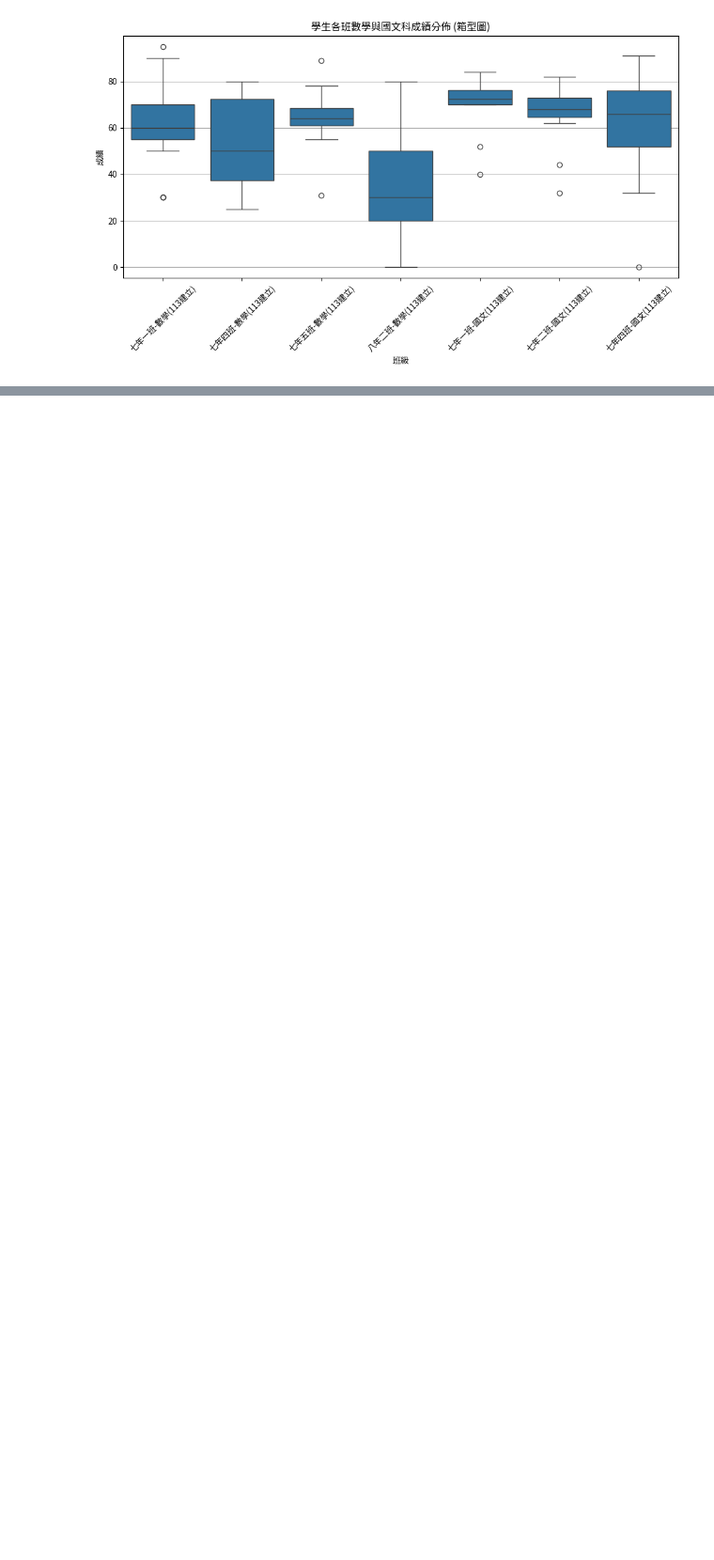
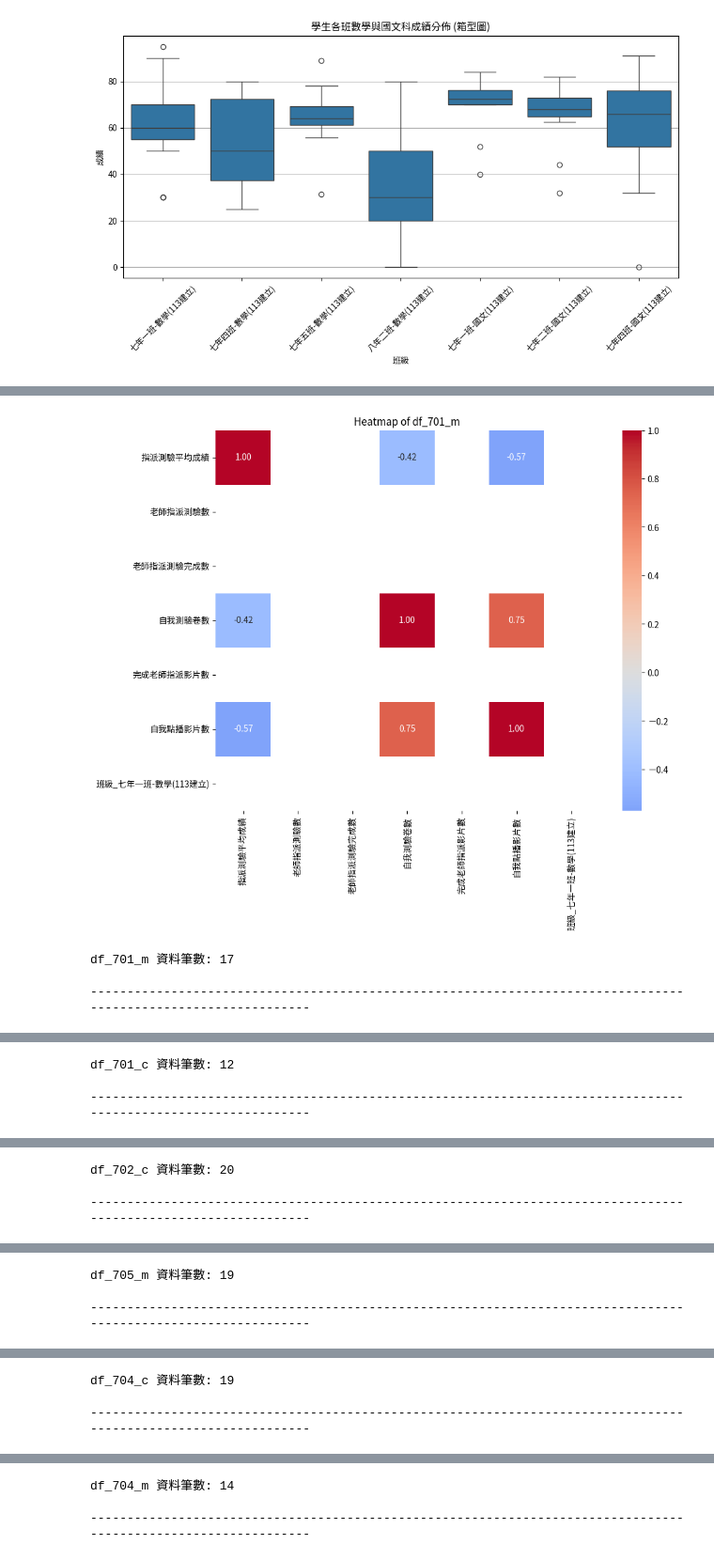
Before and after one commit to Emily-Hsu2004/edu-data-mining-, a Jupyter notebook: 練習/week3-課堂練習1.ipynb, the cells around one changed output, grey strips where cells are left out. Shown at 94% size. Cells and saved outputs as stored; diff of their text form; code cells hidden in the pictures; blank space fills up the shorter version.

```diff
--- a/練習/week3-課堂練習1.ipynb
+++ b/練習/week3-課堂練習1.ipynb
@@ -310,0 +331,42 @@ plt.show()
+# %%
+df_1=df.drop(columns=['班級',"帳號","老師指派測驗題目數",'自我練習題目數'])
+df_701_c=df_1.drop(columns=["班級_七年一班-數學(113建立)","班級_七年二班-國文(113建立)",	"班級_七年五班-數學(113建立)"	,"班級_七年四班-國文(113建立)","班級_七年四班-數學(113建立)",	"班級_八年二班-數學(113建立)"])
+df_701_m=df_1.drop(columns=["班級_七年一班-國文(113建立)","班級_七年二班-國文(113建立)",	"班級_七年五班-數學(113建立)"	,"班級_七年四班-國文(113建立)","班級_七年四班-數學(113建立)",	"班級_八年二班-數學(113建立)"])
+df_702_c=df_1.drop(columns=["班級_七年一班-國文(113建立)","班級_七年一班-數學(113建立)","班級_七年五班-數學(113建立)"	,"班級_七年四班-國文(113建立)","班級_七年四班-數學(113建立)",	"班級_八年二班-數學(113建立)"])
+df_705_m=df_1.drop(columns=["班級_七年一班-國文(113建立)","班級_七年一班-數學(113建立)","班級_七年二班-國文(113建立)",	"班級_七年四班-國文(113建立)","班級_七年四班-數學(113建立)",	"班級_八年二班-數學(113建立)"])
+df_704_c=df_1.drop(columns=["班級_七年一班-國文(113建立)","班級_七年一班-數學(113建立)","班級_七年二班-國文(113建立)",	"班級_七年五班-數學(113建立)"	,"班級_七年四班-數學(113建立)",	"班級_八年二班-數學(113建立)"])
+df_704_m=df_1.drop(columns=["班級_七年一班-國文(113建立)","班級_七年一班-數學(113建立)","班級_七年二班-國文(113建立)",	"班級_七年五班-數學(113建立)"	,"班級_七年四班-國文(113建立)",	"班級_八年二班-數學(113建立)"])
+df_802_m=df_1.drop(columns=["班級_七年一班-國文(113建立)","班級_七年一班-數學(113建立)","班級_七年二班-國文(113建立)",	"班級_七年五班-數學(113建立)"	,"班級_七年四班-國文(113建立)","班級_七年四班-數學(113建立)"])
+df_701_c=df_701_c[df_701_c['班級_七年一班-國文(113建立)']==1]
+df_701_m=df_701_m[df_701_m["班級_七年一班-數學(113建立)"]==1]
+df_702_c = df_702_c[df_702_c["班級_七年二班-國文(113建立)"] == 1]
+df_705_m = df_705_m[df_705_m["班級_七年五班-數學(113建立)"] == 1]
+df_704_c = df_704_c[df_704_c["班級_七年四班-國文(113建立)"] == 1]
+df_704_m = df_704_m[df_704_m["班級_七年四班-數學(113建立)"] == 1]
+df_802_m = df_802_m[df_802_m["班級_八年二班-數學(113建立)"] == 1]
+# %%
+# 定義 DataFrame 名稱的列表
+df_list = [df_701_m, df_701_c, df_702_c, df_705_m, df_704_c, df_704_m, df_802_m]
+df_names = ["df_701_m", "df_701_c", "df_702_c", "df_705_m", "df_704_c", "df_704_m", "df_802_m"]
+
+# 依序處理每個 DataFrame
+for df, name in zip(df_list, df_names):
+    plt.figure(figsize=(10, 8))
+    sns.heatmap(df.corr(),
+                xticklabels=df.corr().columns.values,
+                yticklabels=df.corr().columns.values,
+                center=0,
+                cmap="coolwarm",
+                annot=True,  # 顯示數值
+                fmt=".2f")   # 數值格式
+    plt.title(f"Heatmap of {name}")
+    plt.show()
+
+    # 輸出 DataFrame 長度
+    print(f"{name} 資料筆數: {len(df)}\n")
+    print("-" * 111)
+# %% [output]
+[figure, added]
+df_701_m 資料筆數: 17
+
+---------------------------------------------------------------------------------------------------------------
@@ -310,0 +374,3 @@ plt.show()
+df_701_c 資料筆數: 12
+
+---------------------------------------------------------------------------------------------------------------
@@ -310,0 +378,3 @@ plt.show()
+df_702_c 資料筆數: 20
+
+---------------------------------------------------------------------------------------------------------------
@@ -310,0 +382,3 @@ plt.show()
+df_705_m 資料筆數: 19
+
+---------------------------------------------------------------------------------------------------------------
@@ -310,0 +386,3 @@ plt.show()
+df_704_c 資料筆數: 19
+
+---------------------------------------------------------------------------------------------------------------
@@ -310,0 +390,3 @@ plt.show()
+df_704_m 資料筆數: 14
+
+---------------------------------------------------------------------------------------------------------------
```
Also changed, not shown: parts of 5 cells of this notebook.
